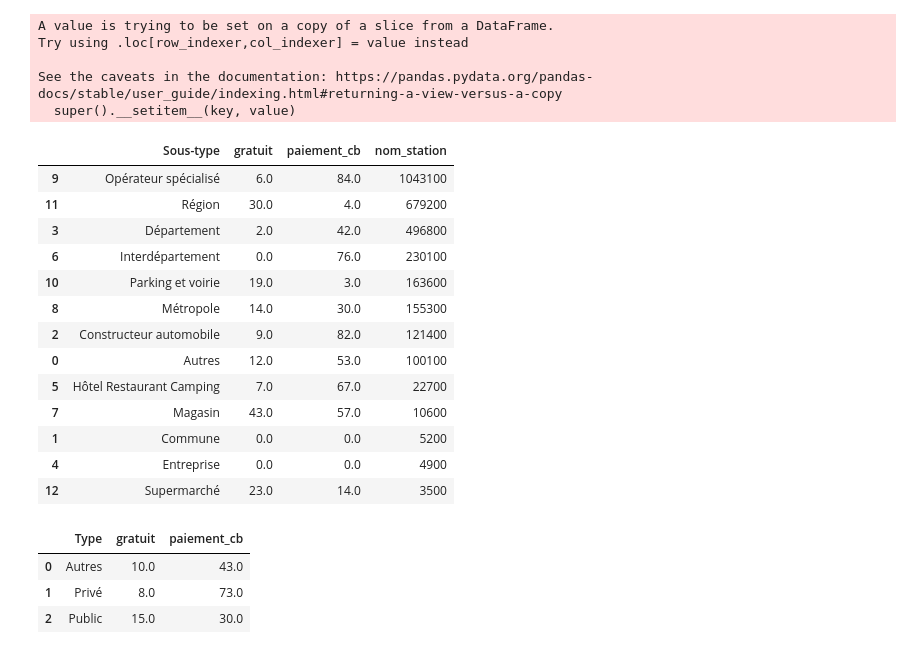
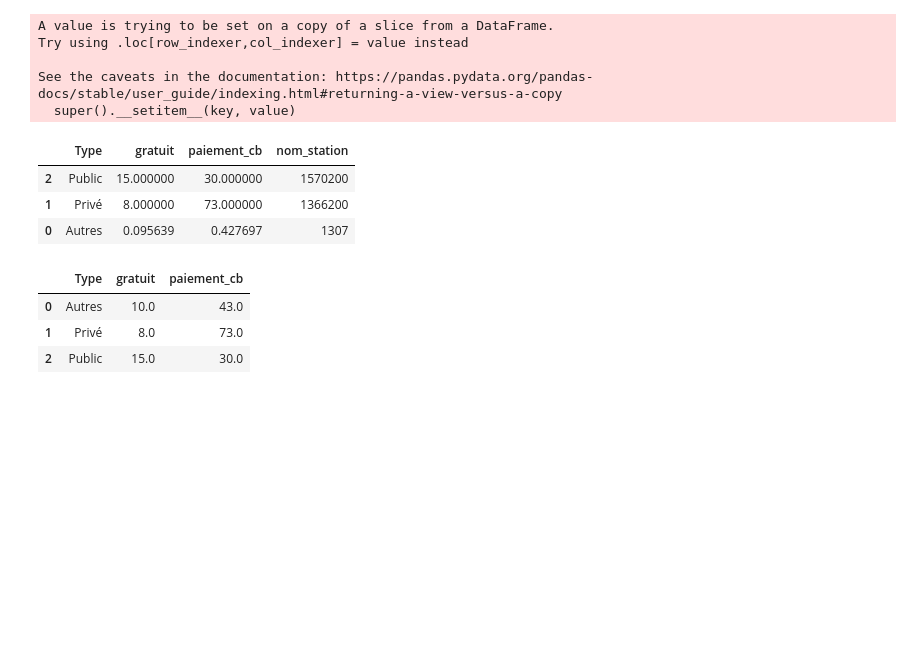
Before and after one commit to anaelDelorme/hackaviz2023, a Jupyter notebook: analyse/exploration_data.ipynb, the cells around one changed output. Saved outputs shown, nothing was run; the diff lists cells and outputs as text; code cells hidden in the pictures; blank space fills up the shorter version.

```diff
--- a/analyse/exploration_data.ipynb
+++ b/analyse/exploration_data.ipynb
@@ -509,27 +509,17 @@ Try using .loc[row_indexer,col_indexer] = value instead
 See the caveats in the documentation: https://pandas.pydata.org/pandas-docs/stable/user_guide/indexing.html#returning-a-view-versus-a-copy
   super().__setitem__(key, value)
 # %%
-bornes_avec_type_sans_geo_grouped = bornes_avec_type.groupby("Sous-type").agg({
+bornes_avec_type_sans_geo_grouped = bornes_avec_type.groupby("Type").agg({
     "gratuit": "mean",
     "paiement_cb": "mean",
     "nom_station": "size"
 }).reset_index()
-bornes_avec_type_sans_geo_grouped.iloc[:,1:] = bornes_avec_type_sans_geo_grouped.iloc[:,1:].apply(lambda x: round(x * 100,0))
+bornes_avec_type_sans_geo_grouped.iloc[1:,1:] = bornes_avec_type_sans_geo_grouped.iloc[1:,1:].apply(lambda x: round(x * 100,0))
 
 bornes_avec_type_sans_geo_grouped.sort_values(by=["nom_station"], ascending=False)
 # %% [output]
-|  | Sous-type | gratuit | paiement_cb | nom_station |
-| 9 | Opérateur spécialisé | 6.0 | 84.0 | 1043100 |
-| 11 | Région | 30.0 | 4.0 | 679200 |
-| 3 | Département | 2.0 | 42.0 | 496800 |
-| 6 | Interdépartement | 0.0 | 76.0 | 230100 |
-| 10 | Parking et voirie | 19.0 | 3.0 | 163600 |
-| 8 | Métropole | 14.0 | 30.0 | 155300 |
-| 2 | Constructeur automobile | 9.0 | 82.0 | 121400 |
-| 0 | Autres | 12.0 | 53.0 | 100100 |
-| 5 | Hôtel Restaurant Camping | 7.0 | 67.0 | 22700 |
-| 7 | Magasin | 43.0 | 57.0 | 10600 |
-| 1 | Commune | 0.0 | 0.0 | 5200 |
-| 4 | Entreprise | 0.0 | 0.0 | 4900 |
-| 12 | Supermarché | 23.0 | 14.0 | 3500 |
+|  | Type | gratuit | paiement_cb | nom_station |
+| 2 | Public | 15.000000 | 30.000000 | 1570200 |
+| 1 | Privé | 8.000000 | 73.000000 | 1366200 |
+| 0 | Autres | 0.095639 | 0.427697 | 1307 |
 # %%
```
Also changed, not shown: parts of 2 cells of this notebook, 5 other files.
